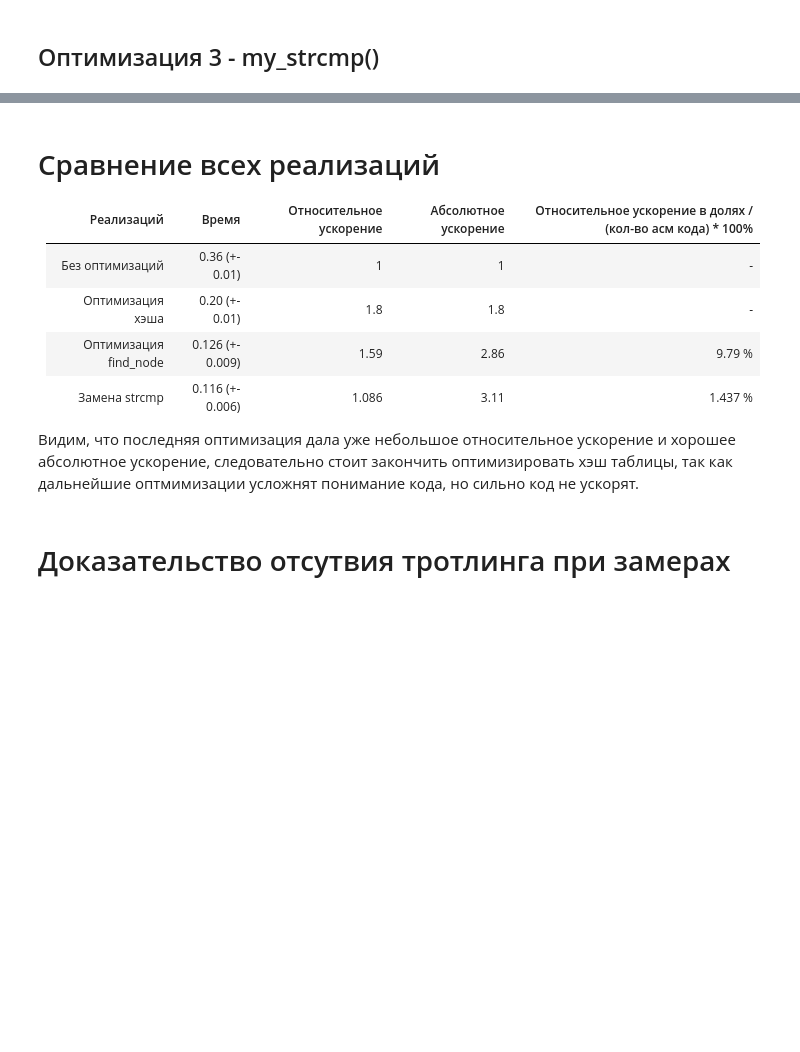
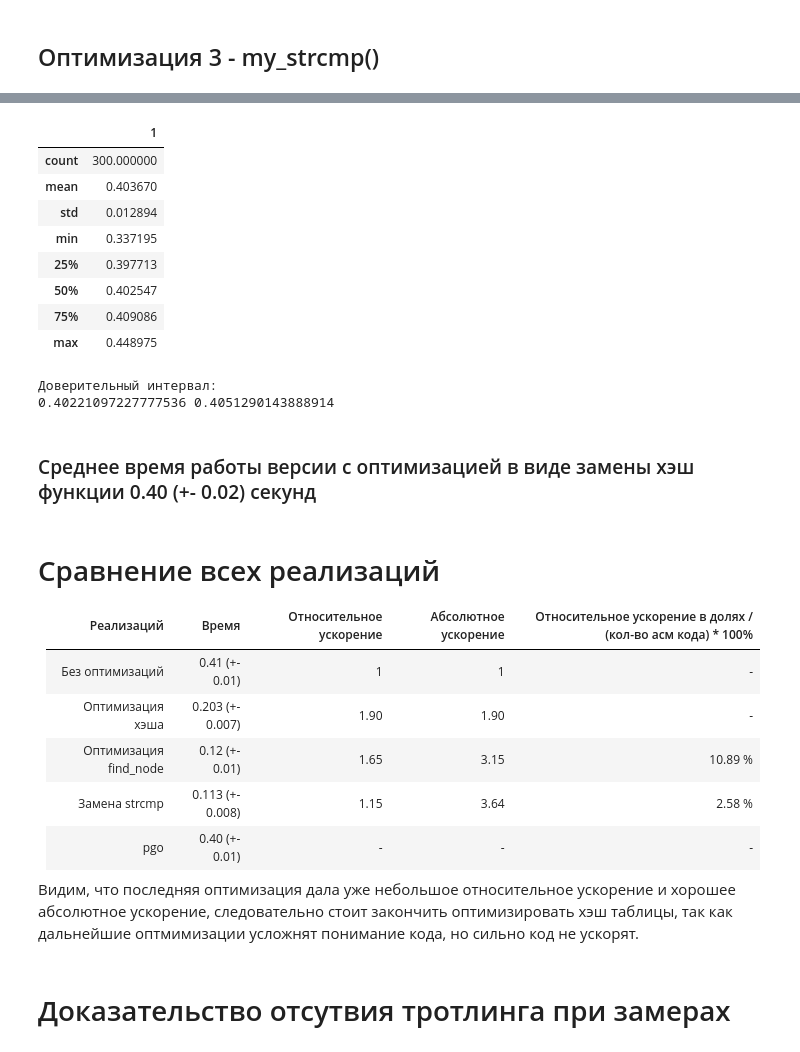
Before and after one commit to margocat57/Hash-Tables, a Jupyter notebook: analys.ipynb, the cells around one changed output, grey strips where cells are left out. Saved outputs shown, nothing was run; the diff lists cells and outputs as text; code cells hidden in the pictures; blank space fills up the shorter version.

```diff
--- a/analys.ipynb
+++ b/analys.ipynb
@@ -628,13 +660,44 @@ print(lower, upper)
+# %%
+filtered.describe()
+# %% [output]
+|  | 1 |
+| count | 300.000000 |
+| mean | 0.403670 |
+| std | 0.012894 |
+| min | 0.337195 |
+| 25% | 0.397713 |
+| 50% | 0.402547 |
+| 75% | 0.409086 |
+| max | 0.448975 |
+# %%
+mean = np.mean(filtered.iloc[:,1])
+std = np.std(filtered.iloc[:,1], ddof=1)
+n = len(filtered.iloc[:,1])
+
+alpha = 0.05
+z = norm.ppf(1 - alpha/2)
+
+lower = mean - z * std / np.sqrt(n)
+upper = mean + z * std / np.sqrt(n)
+
+print("Доверительный интервал:")
+print(lower, upper)
+# %% [output]
+Доверительный интервал:
+0.40221097227777536 0.4051290143888914
+# %% [markdown]
+### Среднее время работы версии с оптимизацией в виде замены хэш функции 0.40 (+- 0.02) секунд
 # %% [markdown]
 # Сравнение всех реализаций
 
 
 | Реализаций | Время | Относительное ускорение  | Абсолютное ускорение |  Относительное ускорение в долях / (кол-во асм кода) * 100% |
 |-------------|-------------| -------------|  -------------|  -------------|
-| Без оптимизаций    | 0.36 (+- 0.01)    | 1  | 1 |  - |
-| Оптимизация хэша    | 0.20 (+- 0.01)    | 1.8 | 1.8  |  - |
-| Оптимизация  find_node  | 0.126 (+- 0.009)    | 1.59 | 2.86 |  9.79 % |
-| Замена  strcmp   | 0.116 (+- 0.006)    | 1.086 | 3.11 |  1.437 % |
+| Без оптимизаций    | 0.41 (+- 0.01)    | 1  | 1 |  - |
+| Оптимизация хэша    | 0.203 (+- 0.007)    | 1.90 | 1.90  |  - |
+| Оптимизация  find_node  | 0.12 (+- 0.01)    | 1.65 | 3.15 |  10.89 % |
+| Замена  strcmp   | 0.113 (+- 0.008)    | 1.15 | 3.64 |  2.58 % |
+| pgo   | 0.40 (+- 0.01)    | - | - |  - |
 
 Видим, что последняя оптимизация дала уже небольшое относительное ускорение  и хорошее абсолютное ускорение, следовательно стоит закончить оптимизировать хэш таблицы, так как дальнейшие оптмимизации усложнят понимание кода, но сильно код не ускорят.
 # %% [markdown]
```
Also changed, not shown: parts of 24 cells of this notebook, 28 other files.
